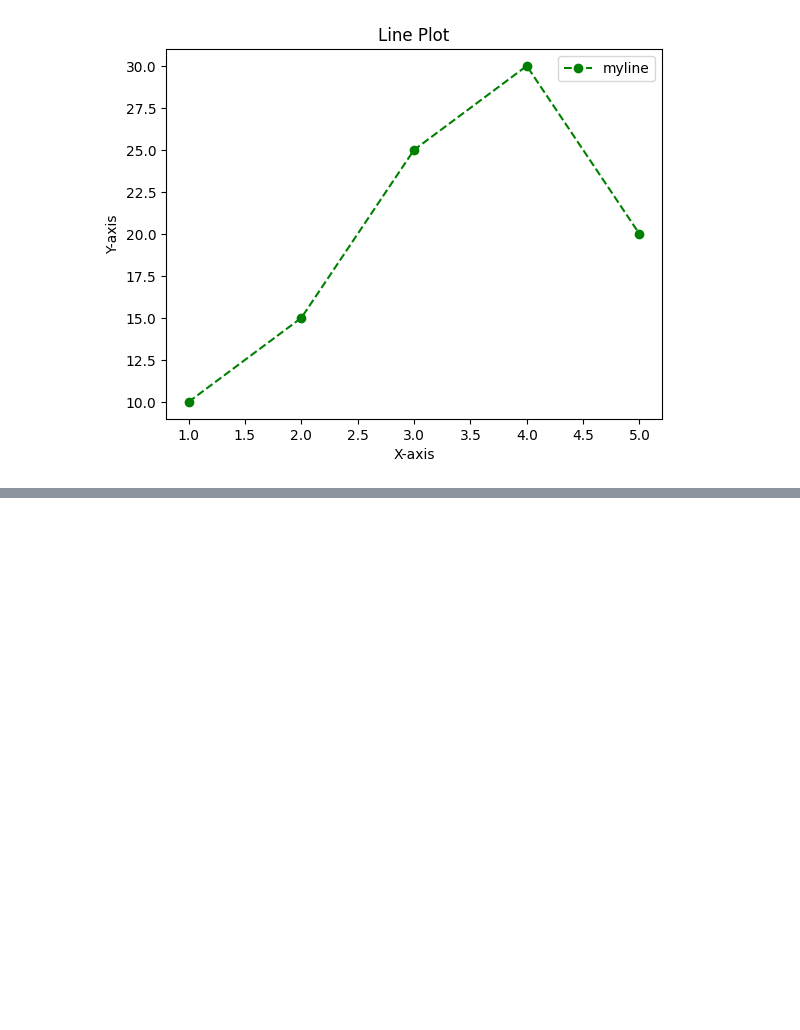
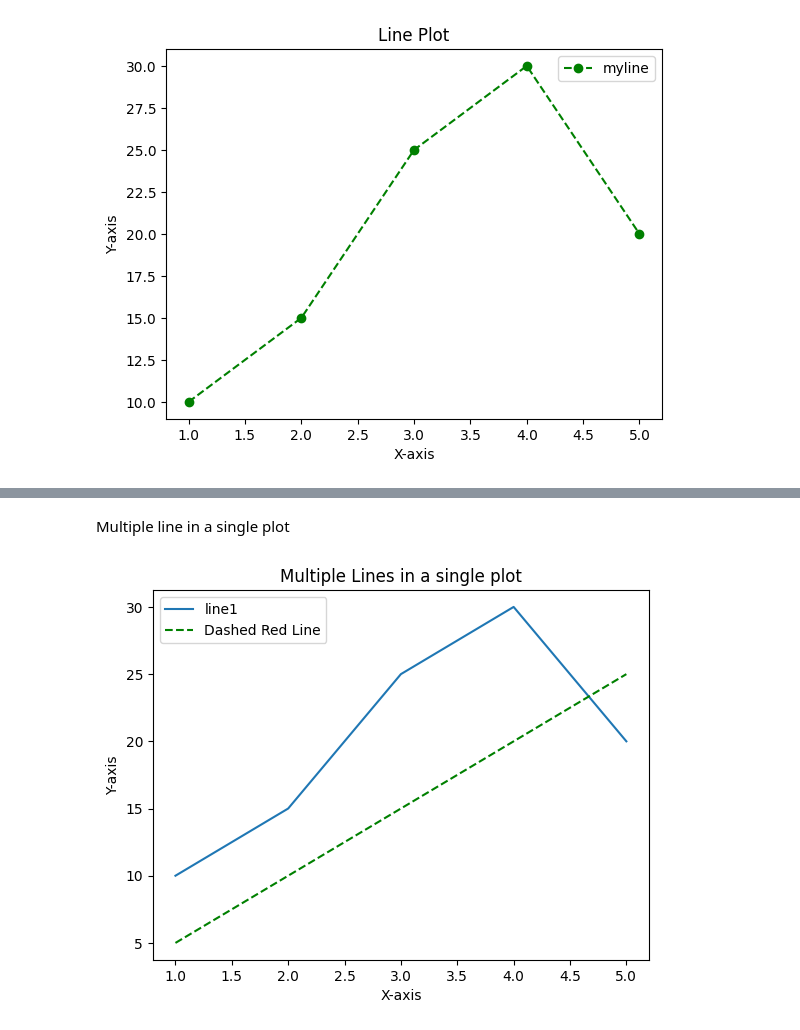
Before and after one commit to Prensu/Data_Science_Prensu, a Jupyter notebook: line_plot.ipynb, the cells around one changed output, grey strips where cells are left out. Cells and saved outputs as stored; diff of their text form; code cells hidden in the pictures; blank space fills up the shorter version.

```diff
--- a/line_plot.ipynb
+++ b/line_plot.ipynb
@@ -15,0 +55,16 @@ plt.show()
+# %% [markdown]
+Multiple line in a single plot
+# %%
+from matplotlib import pyplot as plt
+x=[1,2,3,4,5]
+y=[10,15,25,30,20]
+y2=[5,10,15,20,25]
+plt.plot(x,y,label='line1')
+plt.plot(x,y2,linestyle='--',color='green',label='Dashed Red Line')
+plt.xlabel("X-axis")
+plt.ylabel("Y-axis")
+plt.title("Multiple Lines in a single plot")
+plt.legend()
+plt.show()
+# %% [output]
+[figure, added]
```
Also changed, not shown: parts of 18 cells of this notebook.
